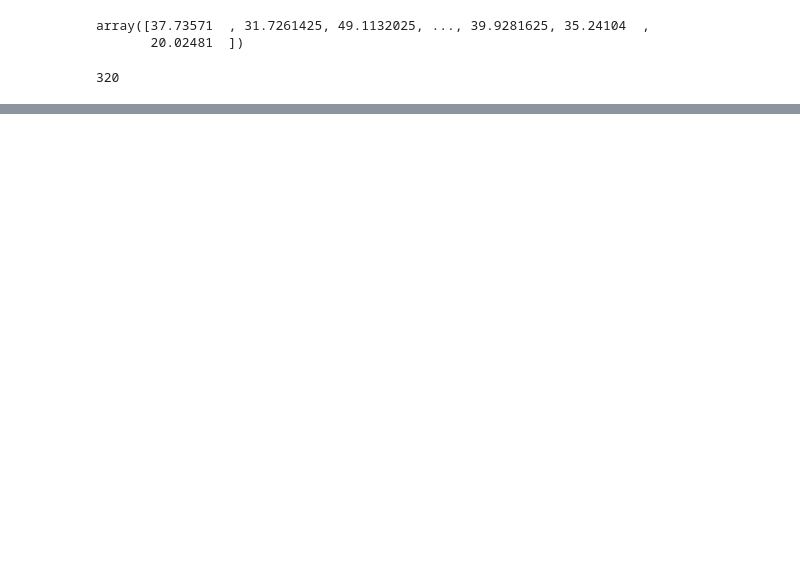
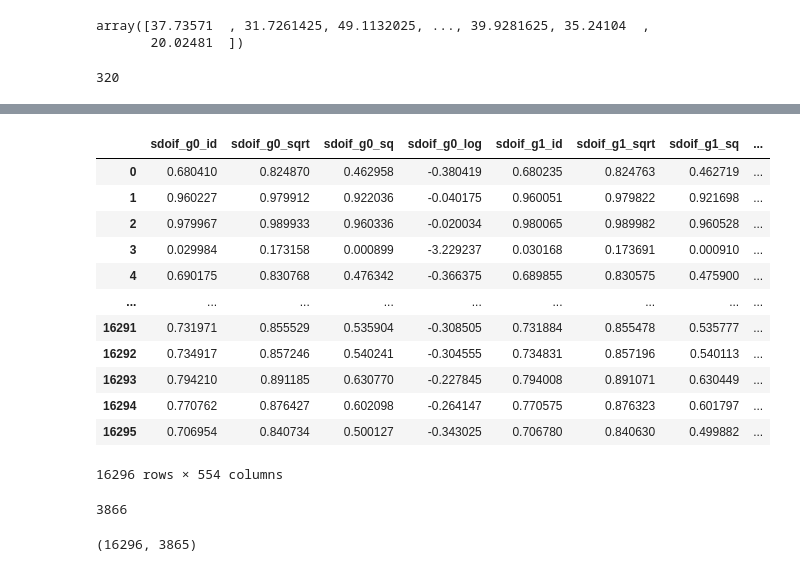
Before and after one commit to xSurus/startHack, a Jupyter notebook: finniboy.ipynb, the cells around one changed output, grey strips where cells are left out. Cells and saved outputs as stored; diff of their text form; code cells hidden in the pictures; blank space fills up the shorter version.

```diff
--- a/finniboy.ipynb
+++ b/finniboy.ipynb
@@ -205,2 +123,19 @@ You can set `force_col_wise=true` to remove the overhead.
 # %%
 import featuretools as ft
+# %%
+X, y = baseline.originalXy()
+X = preprocess(X)
+X, y = SMOTE().fit_resample(X, y)
+X['geology'] = X['geology'].map({
+        1: "Weathered Cretaceous granitic rocks",
+        2: "Weathered Jurassic granite rocks",
+        3: "Weathered Jurassic tuff and lava",
+        4: "Weathered Cretaceous tuff and lava",
+        5: "Quaternary deposits",
+        6: "Fill",
+        7: "Weathered Jurassic sandstone, siltstone and mudstone"
+    })
+X['id'] = X.index
+es = ft.EntitySet(id = 'gridgroups')
+es = es.add_dataframe(dataframe_name='gg', dataframe = X, index='id')
+es.normalize_dataframe(base_dataframe_name='gg', new_dataframe_name='2nd', index='geology')
@@ -206,0 +150,31 @@ import featuretools as ft
+# %%
+X
+# %% [output]
+|  | sdoif_g0_id | sdoif_g0_sqrt | sdoif_g0_sq | sdoif_g0_log | sdoif_g1_id | sdoif_g1_sqrt | sdoif_g1_sq | ... |
+| 0 | 0.680410 | 0.824870 | 0.462958 | -0.380419 | 0.680235 | 0.824763 | 0.462719 | ... |
+| 1 | 0.960227 | 0.979912 | 0.922036 | -0.040175 | 0.960051 | 0.979822 | 0.921698 | ... |
+| 2 | 0.979967 | 0.989933 | 0.960336 | -0.020034 | 0.980065 | 0.989982 | 0.960528 | ... |
+| 3 | 0.029984 | 0.173158 | 0.000899 | -3.229237 | 0.030168 | 0.173691 | 0.000910 | ... |
+| 4 | 0.690175 | 0.830768 | 0.476342 | -0.366375 | 0.689855 | 0.830575 | 0.475900 | ... |
+| ... | ... | ... | ... | ... | ... | ... | ... | ... |
+| 16291 | 0.731971 | 0.855529 | 0.535904 | -0.308505 | 0.731884 | 0.855478 | 0.535777 | ... |
+| 16292 | 0.734917 | 0.857246 | 0.540241 | -0.304555 | 0.734831 | 0.857196 | 0.540113 | ... |
+| 16293 | 0.794210 | 0.891185 | 0.630770 | -0.227845 | 0.794008 | 0.891071 | 0.630449 | ... |
+| 16294 | 0.770762 | 0.876427 | 0.602098 | -0.264147 | 0.770575 | 0.876323 | 0.601797 | ... |
+| 16295 | 0.706954 | 0.840734 | 0.500127 | -0.343025 | 0.706780 | 0.840630 | 0.499882 | ... |
+16296 rows × 554 columns
+# %%
+feature_matrix, feature_names = ft.dfs(
+    entityset=es,
+    target_dataframe_name = 'gg',
+    max_depth=10
+)
+
+len(feature_names)
+# %% [output]
+3866
+# %%
+feats = StandardScaler().fit_transform(feature_matrix.drop(["geology"], axis=1, inplace=False))
+feats.shape
+# %% [output]
+(16296, 3865)
```
Also changed, not shown: parts of 38 cells of this notebook, 8 other files.
